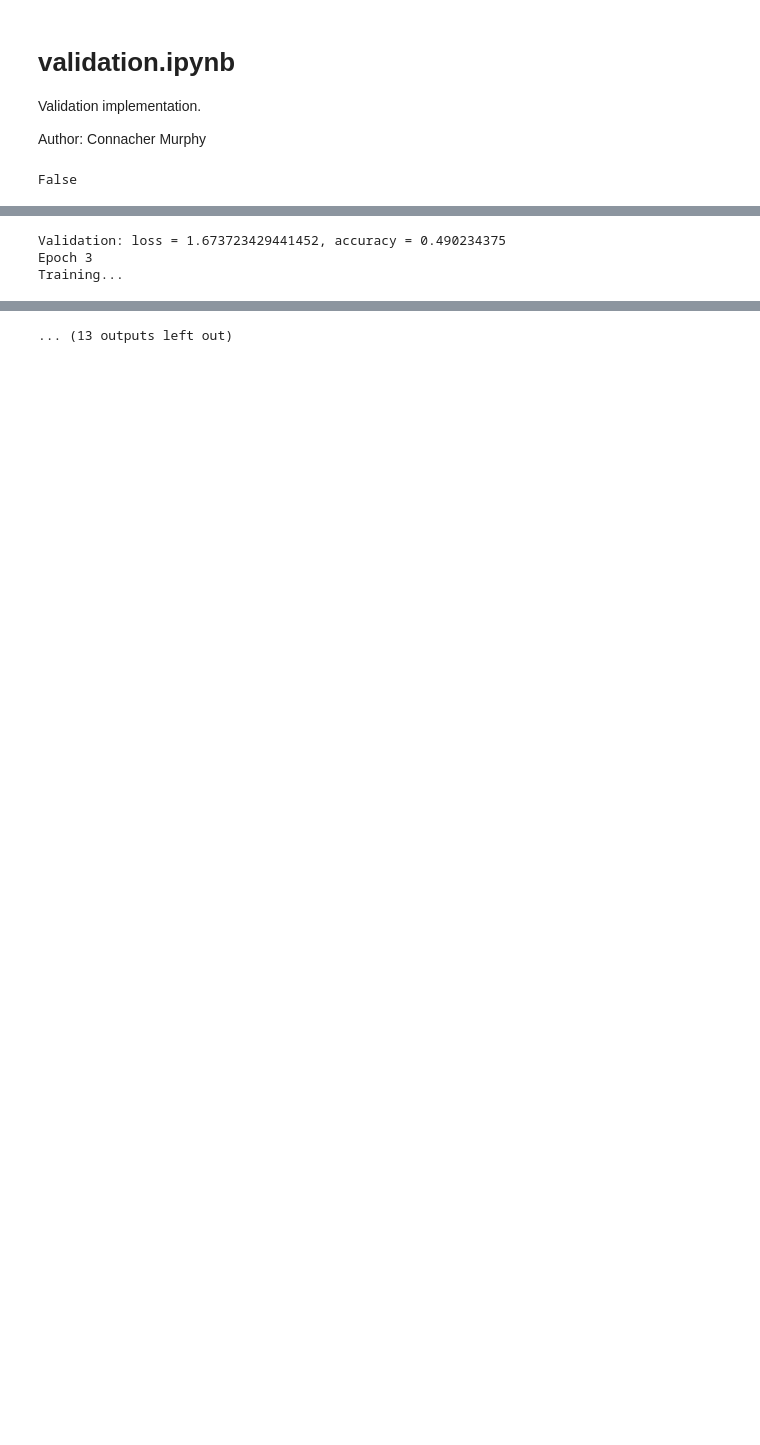
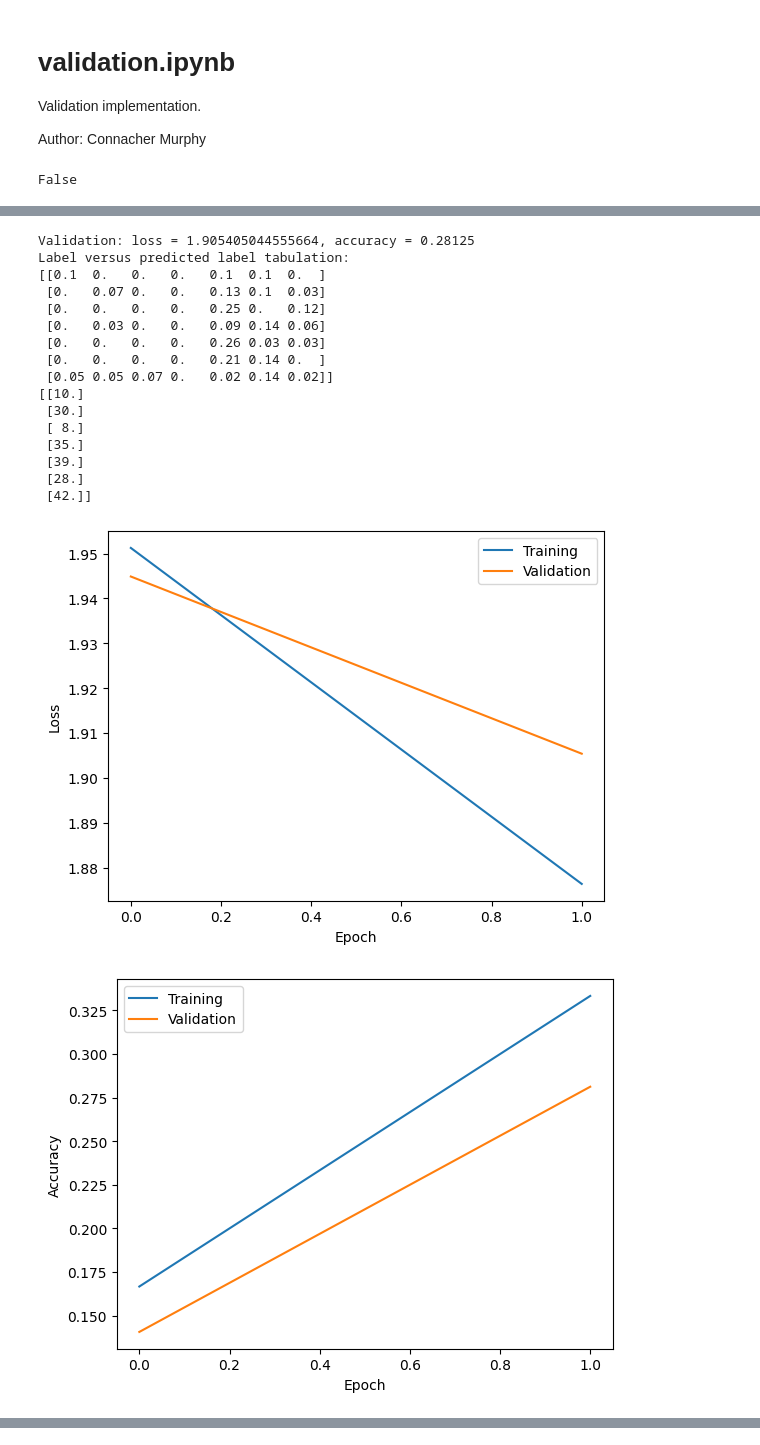
Before and after one commit to connachermurphy/pest-classification, a Jupyter notebook: code/validation.ipynb, the cells around one changed output, grey strips where cells are left out. Cells and saved outputs as stored; diff of their text form; code cells hidden in the pictures; blank space fills up the shorter version.

```diff
--- a/code/validation.ipynb
+++ b/code/validation.ipynb
@@ -18,6 +19,9 @@ import torch.optim as optim
 import torch.nn as nn
 from torch.utils.data import DataLoader
 from types import SimpleNamespace
+# %%
+# Use a super small sample for quick testing
+quickly = True
 # %%
 def set_seed(seed=1234):
     random.seed(seed)
@@ -42,10 +46,23 @@ def set_seed(seed=1234):
 # Set random seed
 set_seed(123)
 # %%
+# Configuration
+config = SimpleNamespace(**{})
+
 # Grab training observations from images df
 # CM: sampling to speed up execution
 df_all = pest.df
-df = df_all[df_all["set"] == "train_set"].sample(2048)
+
+if quickly:  # select small sample
+    config.total_size = 256
+    config.batch_size = 32
+    config.num_epochs = 2
+else:  # "full" sample
+    config.total_size = 2048
+    config.batch_size = 64
+    config.num_epochs = 4
+
+df = df_all[df_all["set"] == "train_set"].sample(config.total_size)
 df = df.reset_index(drop=True)
 # %%
 # Dataset and dataloader
@@ -74,7 +87,6 @@ config.backbone = "resnet18"
 
 # Specify optimizer parameters
 config.lr = 1e-4
-config.num_epochs = 3
 # %%
 # Select GPU if available
 print(torch.cuda.is_available())
@@ -128,7 +173,26 @@ for fold in range(config.n_folds):
     optimizer = optim.Adam(model.parameters(), lr=config.lr, weight_decay=0.0)
 
     # Call training function
-    train(train_dataloader, valid_dataloader, model, optimizer, config)
+    (
+        train_loss_history,
+        train_accuracy_history,
+        valid_loss_history,
+        valid_accuracy_history,
+    ) = train(train_dataloader, valid_dataloader, model, optimizer, config)
+
+    plt.plot(train_loss_history, label = "Training")
+    plt.plot(valid_loss_history, label = "Validation")
+    plt.xlabel("Epoch")
+    plt.ylabel("Loss")
+    plt.legend()
+    plt.show()
+
+    plt.plot(train_accuracy_history, label = "Training")
+    plt.plot(valid_accuracy_history, label = "Validation")
+    plt.xlabel("Epoch")
+    plt.ylabel("Accuracy")
+    plt.legend()
+    plt.show()
 
     print("\n")
 # %% [output]
@@ -144,4 +259,19 @@ Training: loss = 1.7134468307097752, accuracy = 0.4733072916666667
 Validating...
-Validation: loss = 1.673723429441452, accuracy = 0.490234375
-Epoch 3
-Training...
+Validation: loss = 1.905405044555664, accuracy = 0.28125
+Label versus predicted label tabulation:
+[[0.1  0.   0.   0.   0.1  0.1  0.  ]
+ [0.   0.07 0.   0.   0.13 0.1  0.03]
+ [0.   0.   0.   0.   0.25 0.   0.12]
+ [0.   0.03 0.   0.   0.09 0.14 0.06]
+ [0.   0.   0.   0.   0.26 0.03 0.03]
+ [0.   0.   0.   0.   0.21 0.14 0.  ]
+ [0.05 0.05 0.07 0.   0.02 0.14 0.02]]
+[[10.]
+ [30.]
+ [ 8.]
+ [35.]
+ [39.]
+ [28.]
+ [42.]]
+[figure, added]
+[figure, added]
@@ -168 +355,0 @@ Validating...
-... (13 outputs left out)
```
Also changed, not shown: parts of 4 cells of this notebook, 6 other files.
